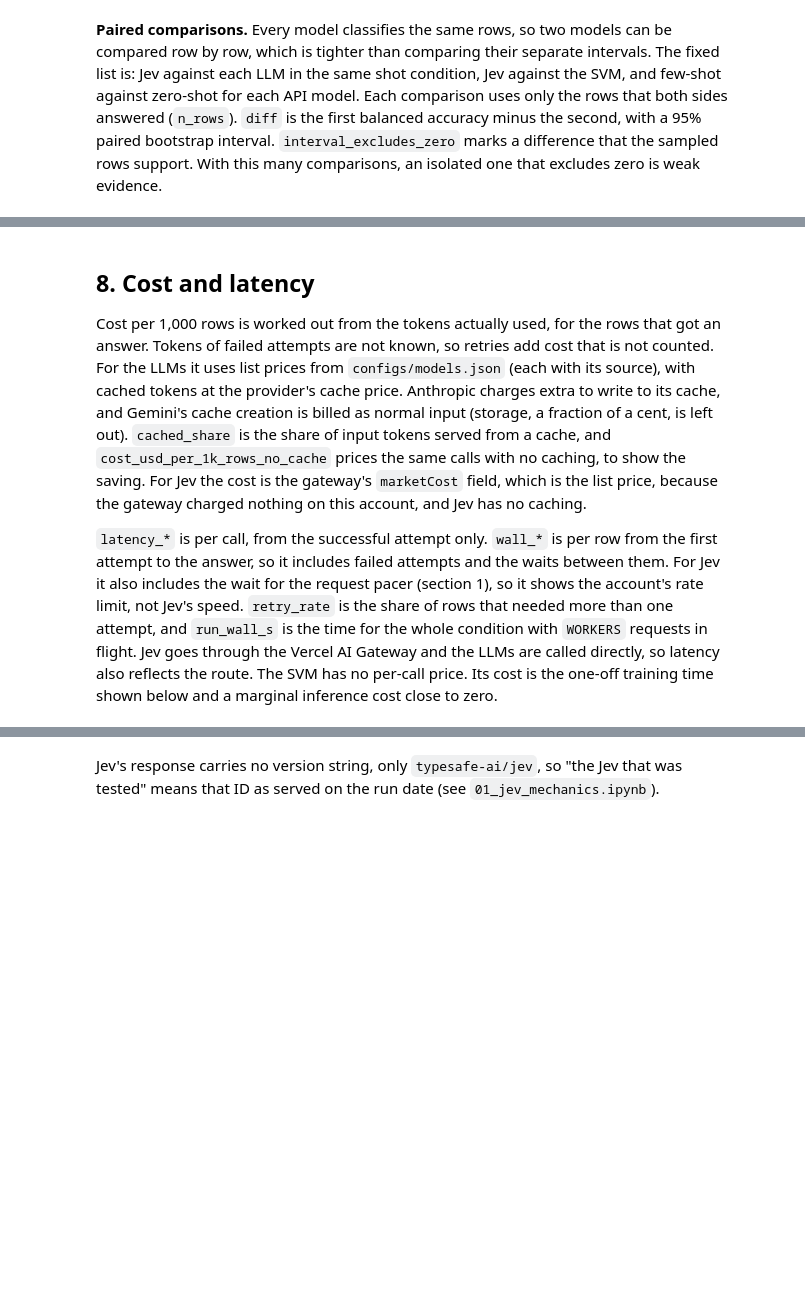
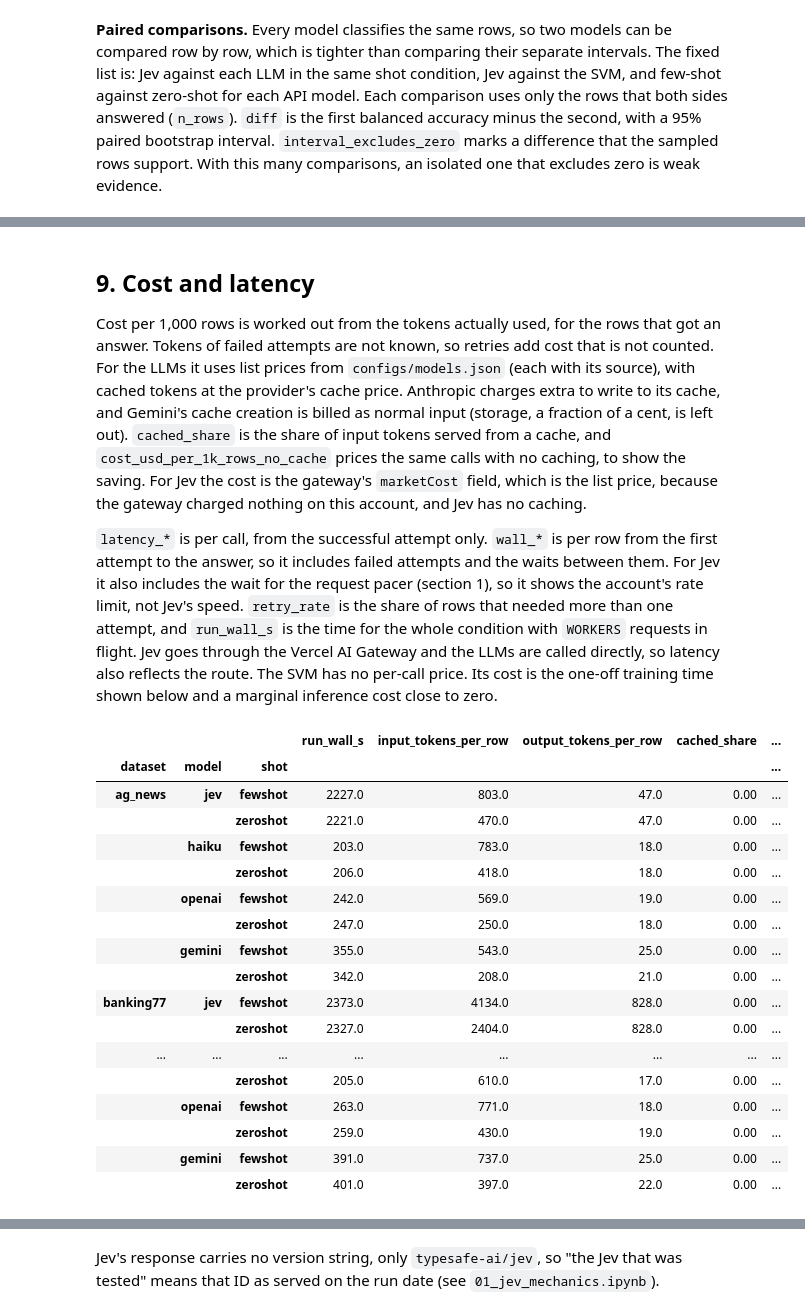
Before and after one commit to 4OH4/jev-compare, a Jupyter notebook: notebooks/02_jev_vs_llms_benchmark.ipynb, the cells around one changed output, grey strips where cells are left out. Saved outputs shown, nothing was run; the diff lists cells and outputs as text; code cells hidden in the pictures; blank space fills up the shorter version.

```diff
--- a/notebooks/02_jev_vs_llms_benchmark.ipynb
+++ b/notebooks/02_jev_vs_llms_benchmark.ipynb
@@ -608,5 +911,5 @@ else:
 # %% [markdown]
-## 8. Cost and latency
+## 9. Cost and latency
 
 Cost per 1,000 rows is worked out from the tokens actually used, for the rows that got an answer.
 Tokens of failed attempts are not known, so retries add cost that is not counted. For the LLMs it
@@ -633,7 +936,7 @@ for (ds, model, shot, split), df in RUNS.items():
                 "dataset": ds,
                 "model": model,
                 "shot": shot,
-                "run_wall_s": ELAPSED[(ds, model, shot, split)],
+                "run_wall_s": ELAPSED.get((ds, model, shot, split), float("nan")),
                 **bench.cost_latency(df, ACTIVE[model]),
             }
         )
@@ -644,33 +947,52 @@ svm_cost = pd.DataFrame(
             "dataset": ds,
             "model": "svm",
             "shot": "trained",
             "cost_usd_per_1k_rows": 0.0,
             "fit_time_s": s["fit_time_s"],
             "predict_ms_per_row": s["predict_ms_per_row"],
         }
         for ds, s in SVM.items()
     ]
 )
 pd.concat([cost, svm_cost], ignore_index=True).to_csv(RESULTS / "cost_latency.csv", index=False)
 
 api = cost.copy()
 api["model"] = pd.Categorical(api.model, ORDER, ordered=True)
 api = api.sort_values(["dataset", "model", "shot"]).set_index(["dataset", "model", "shot"])
 api.round(
     {
         "run_wall_s": 0,
         "input_tokens_per_row": 0,
         "output_tokens_per_row": 0,
         "cached_share": 2,
         "cost_usd_per_1k_rows": 4,
         "cost_usd_per_1k_rows_no_cache": 4,
         "latency_median_s": 2,
         "latency_p95_s": 2,
         "wall_median_s": 2,
         "wall_p95_s": 2,
         "retry_rate": 2,
     }
 )
+# %% [output]
+|  |  |  | run_wall_s | input_tokens_per_row | output_tokens_per_row | cached_share | ... |
+| dataset | model | shot |  |  |  |  | ... |
+| ag_news | jev | fewshot | 2227.0 | 803.0 | 47.0 | 0.00 | ... |
+|  |  | zeroshot | 2221.0 | 470.0 | 47.0 | 0.00 | ... |
+|  | haiku | fewshot | 203.0 | 783.0 | 18.0 | 0.00 | ... |
+|  |  | zeroshot | 206.0 | 418.0 | 18.0 | 0.00 | ... |
+|  | openai | fewshot | 242.0 | 569.0 | 19.0 | 0.00 | ... |
+|  |  | zeroshot | 247.0 | 250.0 | 18.0 | 0.00 | ... |
+|  | gemini | fewshot | 355.0 | 543.0 | 25.0 | 0.00 | ... |
+|  |  | zeroshot | 342.0 | 208.0 | 21.0 | 0.00 | ... |
+| banking77 | jev | fewshot | 2373.0 | 4134.0 | 828.0 | 0.00 | ... |
+|  |  | zeroshot | 2327.0 | 2404.0 | 828.0 | 0.00 | ... |
+| ... | ... | ... | ... | ... | ... | ... | ... |
+|  |  | zeroshot | 205.0 | 610.0 | 17.0 | 0.00 | ... |
+|  | openai | fewshot | 263.0 | 771.0 | 18.0 | 0.00 | ... |
+|  |  | zeroshot | 259.0 | 430.0 | 19.0 | 0.00 | ... |
+|  | gemini | fewshot | 391.0 | 737.0 | 25.0 | 0.00 | ... |
+|  |  | zeroshot | 401.0 | 397.0 | 22.0 | 0.00 | ... |
 # %%
 # SVM: trained once per dataset. Marginal cost per row is close to zero.
 svm_table.round(
```
Also changed, not shown: parts of 29 cells of this notebook, 54 other files.
